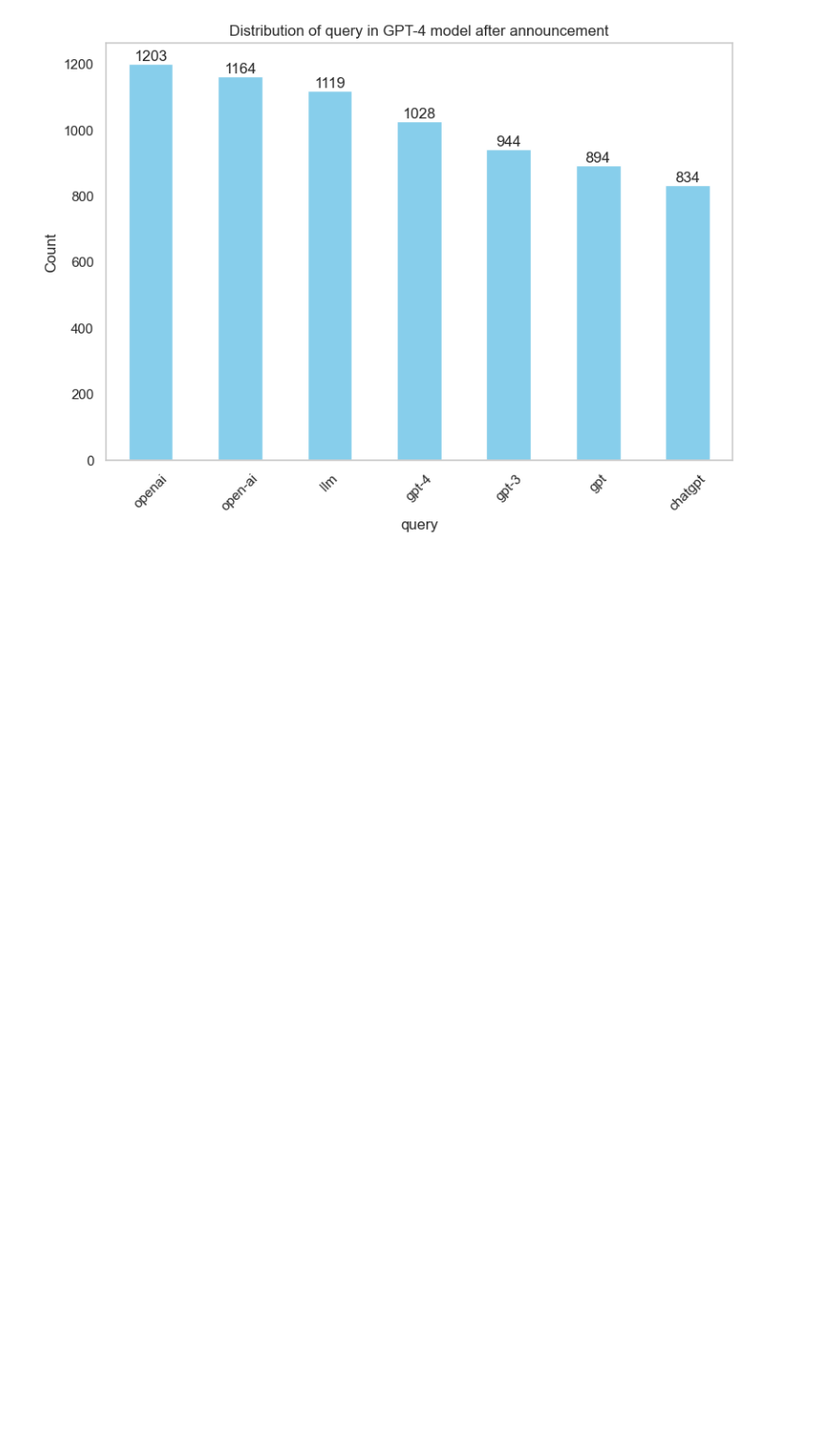
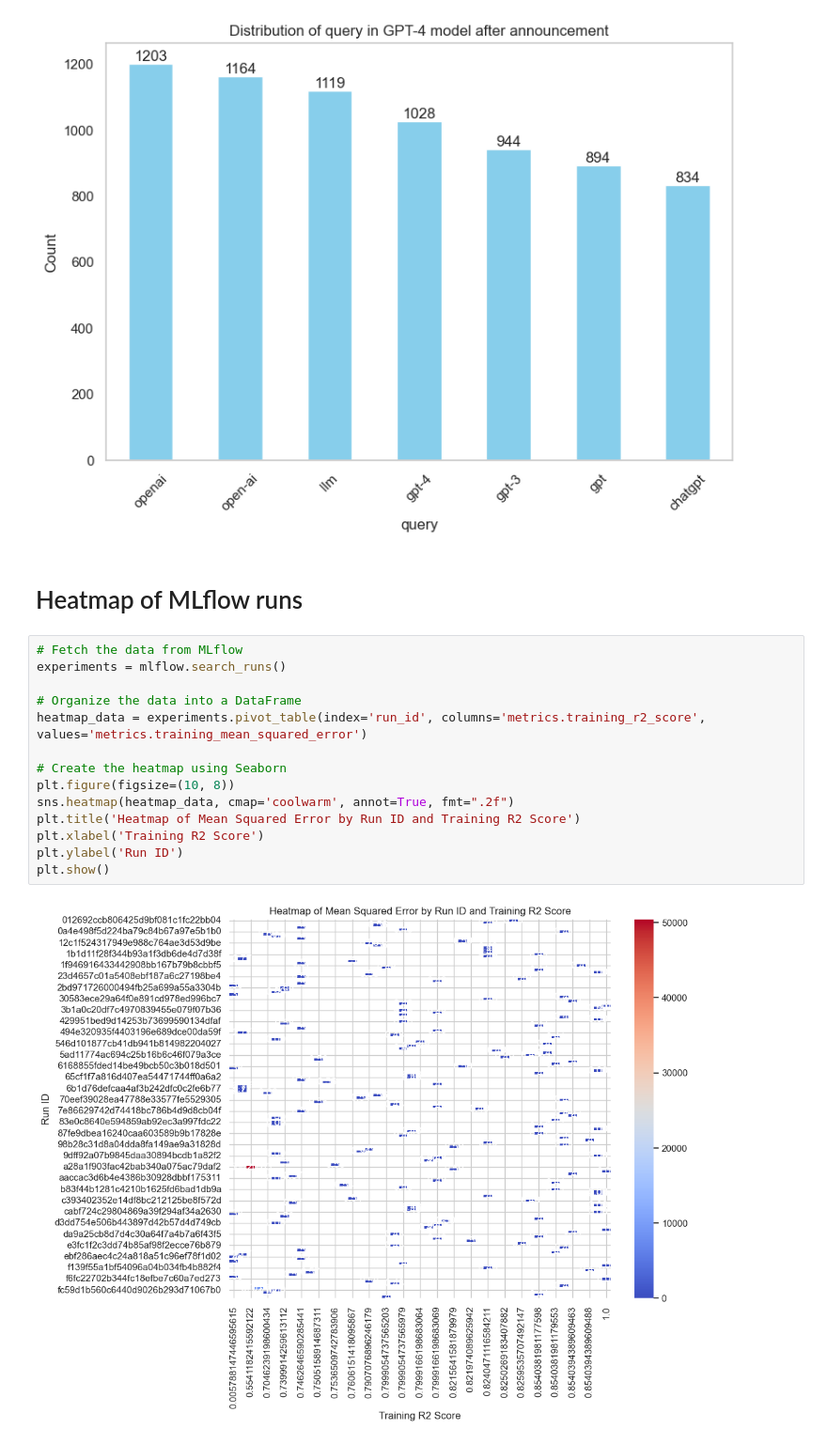
Before and after one commit to georgeh12/reddit-gpt, a Jupyter notebook: vader-analysis.ipynb, the cells around one changed output. Shown at 94% size. Drawn from its saved outputs; the diff is of its cells as text; blank space fills up the shorter version.

```diff
--- a/vader-analysis.ipynb
+++ b/vader-analysis.ipynb
@@ -421,3 +499,21 @@ for category in ['subreddit', 'query']:
 [figure]
 [figure]
 [figure]
+# %% [markdown]
+# Heatmap of MLflow runs
+# %%
+# Fetch the data from MLflow
+experiments = mlflow.search_runs()
+
+# Organize the data into a DataFrame
+heatmap_data = experiments.pivot_table(index='run_id', columns='metrics.training_r2_score', values='metrics.training_mean_squared_error')
+
+# Create the heatmap using Seaborn
+plt.figure(figsize=(10, 8))
+sns.heatmap(heatmap_data, cmap='coolwarm', annot=True, fmt=".2f")
+plt.title('Heatmap of Mean Squared Error by Run ID and Training R2 Score')
+plt.xlabel('Training R2 Score')
+plt.ylabel('Run ID')
+plt.show()
+# %% [output]
+[figure, added]
```
Also changed, not shown: parts of 22 cells of this notebook, 3 other files.
